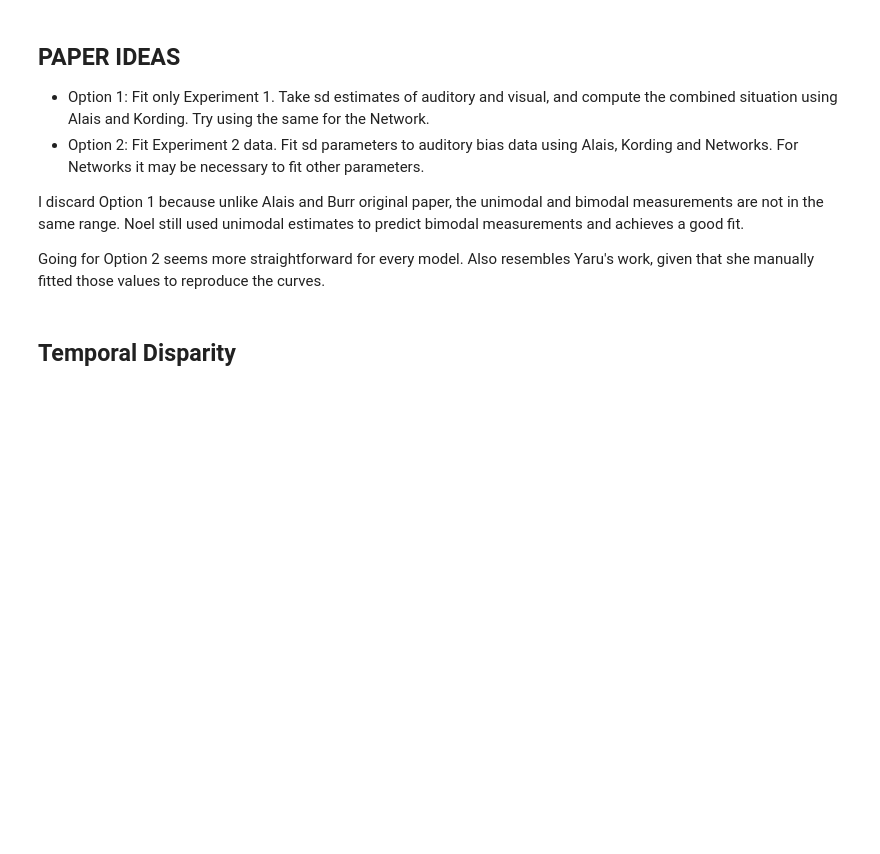
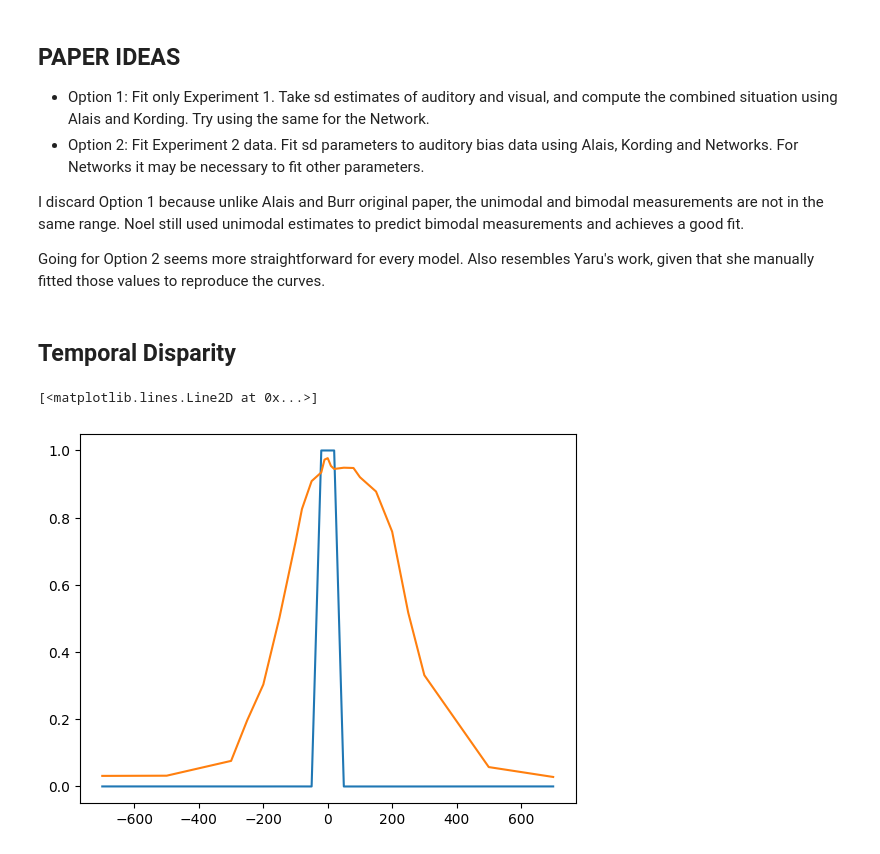
Before and after one commit to renatoparedes/NeuroMSI-Network, a Jupyter notebook: Sample.ipynb, the cells around one changed output. Saved outputs shown, nothing was run; the diff lists cells and outputs as text; code cells hidden in the pictures; blank space fills up the shorter version.

Commit message:
Temporal fit setup

```diff
--- a/Sample.ipynb
+++ b/Sample.ipynb
@@ -339,0 +439,12 @@ Going for Option 2 seems more straightforward for every model. Also resembles Ya
+# %%
+ax1 = plt.subplot(111)
+ax1.plot(
+    temporal_dis,
+    temporal_res_paredes_causes.causes.causes_by_parameter(parameter="visual_onset")[
+        ("", "Causes")
+    ].values,
+)
+ax1.plot(temporal_dis, temporal_causes_data)
+# %% [output]
+[<matplotlib.lines.Line2D at 0x...>]
+[figure, added]
```
Also changed, not shown: parts of 4 cells of this notebook, 1 other file.
